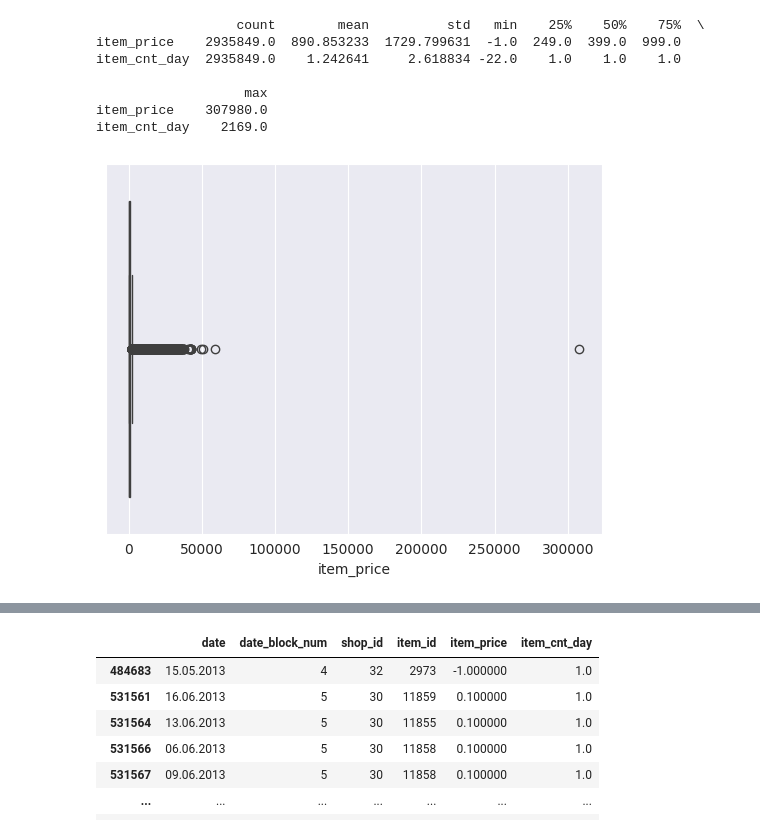
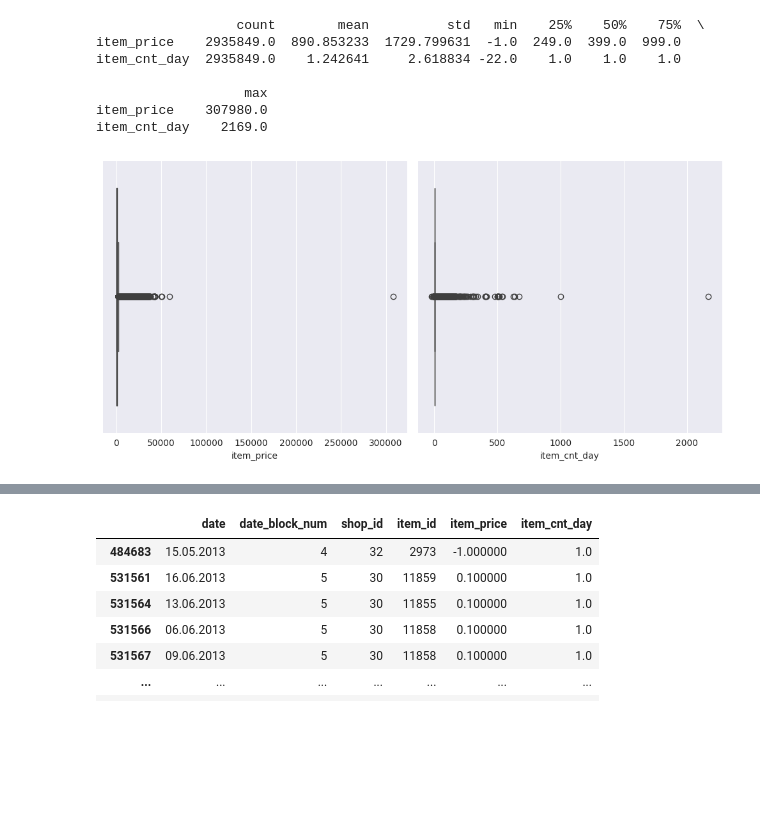
Before and after one commit to DKAvocad00/FutureSales, a Jupyter notebook: baseline/[DS 1.1] DQC&ETL.ipynb, the cells around one changed output, grey strips where cells are left out. Saved outputs shown, nothing was run; the diff lists cells and outputs as text; code cells hidden in the pictures; blank space fills up the shorter version.

Commit message:
[DS 1.1] Patch 1.2 Changes in DQC class and more visualization

```diff
--- a/baseline/[DS 1.1] DQC&ETL.ipynb
+++ b/baseline/[DS 1.1] DQC&ETL.ipynb
@@ -53,28 +54,27 @@ class ETL:
         self.df = pd.read_csv(data_path)
         print("{} rows and {} columns has been read from {}".format(self.df.shape[0], self.df.shape[1], self.file_name))
 
-        self.df_dqc = DQC(self.df)
+        self.dqc = DQC(self.df)
 
     def transform_data(self, option):
-        if option.lower() == 'train' and option in self.option:
-            self.df = self.df_dqc.train_fix()
-            self.df = self.df_dqc.isolation_forest(['item_price', 'item_cnt_day'], change=True)
+        if option.lower() == 'train' and option.lower() in self.option:
+            self.df = self.dqc.train_fix()
+            self.df = self.dqc.isolation_forest(['item_price', 'item_cnt_day'], change=True)
 
         if option.lower() == 'test' and option.lower() in self.option:
-            self.df = self.df_dqc.test_fix()
+            self.dqc.test_fix()
 
         if option.lower() == 'item' and option.lower() in self.option:
-            self.df = self.df_dqc.item_fix()
+            self.dqc.item_fix()
 
         if option.lower() == 'shop' and option.lower() in self.option:
-            self.df = self.df_dqc.shop_fix()
+            self.dqc.shop_fix()
 
         if option.lower() == 'category' and option.lower() in self.option:
-            self.df = self.df_dqc.item_category_fix()
-
-        return self.df
+            self.dqc.item_category_fix()
 
     def get_data(self):
+        self.df = self.dqc.get_data()
         return self.df
 
     def load_data(self, file_name):
@@ -321,6 +348,6 @@ item_cnt_day  2935849.0    1.242641     2.618834 -22.0    1.0    1.0    1.0
 item_price    307980.0
 item_cnt_day    2169.0
 # %%
-sales.df_dqc.boxplot(column_name='item_price')
+sales.dqc.boxplots(columns=['item_price', 'item_cnt_day'])
 # %% [output]
-[figure, old version]
+[figure, new version]
```
Also changed, not shown: parts of 50 cells of this notebook.
